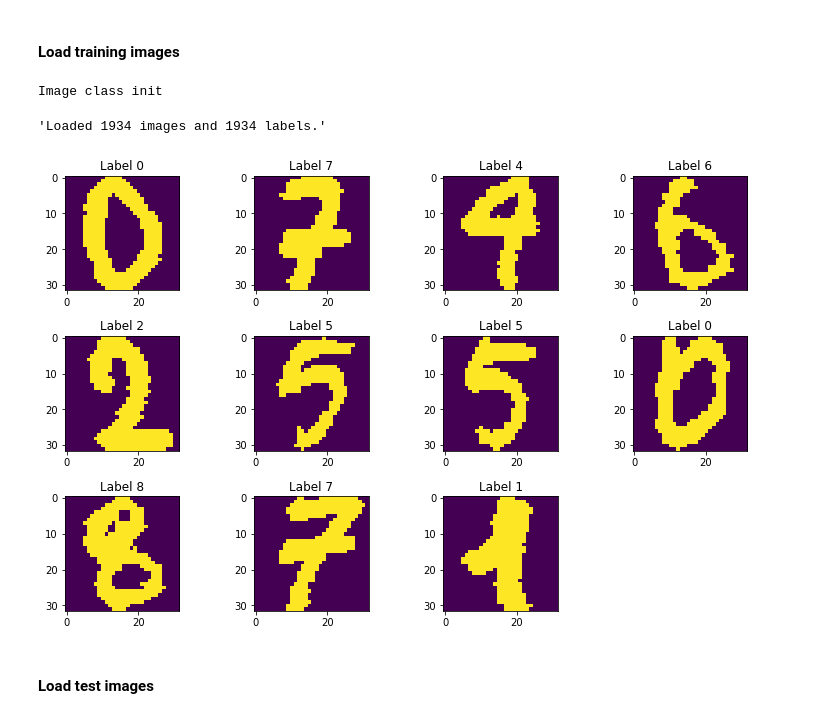
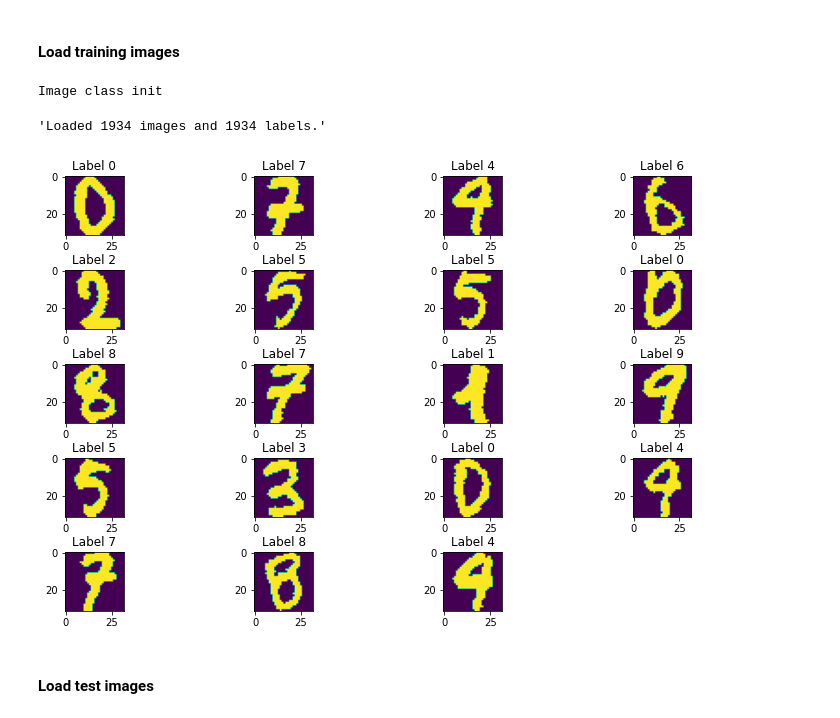
Before and after one commit to jplatipus/INM378_CityDspCoursework, a Jupyter notebook: coursework-image.ipynb, the cells around one changed output. Cells and saved outputs as stored; diff of their text form; code cells hidden in the pictures.

Commit message:
completed classes for image processing part

```diff
--- a/coursework-image.ipynb
+++ b/coursework-image.ipynb
@@ -93,11 +91,11 @@ from pythonCode.ImageClass import ImageClass
 # %%
 trainingImages = ImageClass()
 trainingImages.readImages('data/digits-training.txt')
-trainingImages.displayImages([0, 10, 20, 54, 78, 21, 65, 89, 100, 143, 155, 156])
+trainingImages.displayImages(range(0,20))
 # %% [output]
 Image class init
 'Loaded 1934 images and 1934 labels.'
-[figure, old version]
+[figure, new version]
 # %% [markdown]
 #### Load test images
 # %%
```
Also changed, not shown: parts of 4 cells of this notebook, 3 other files.
